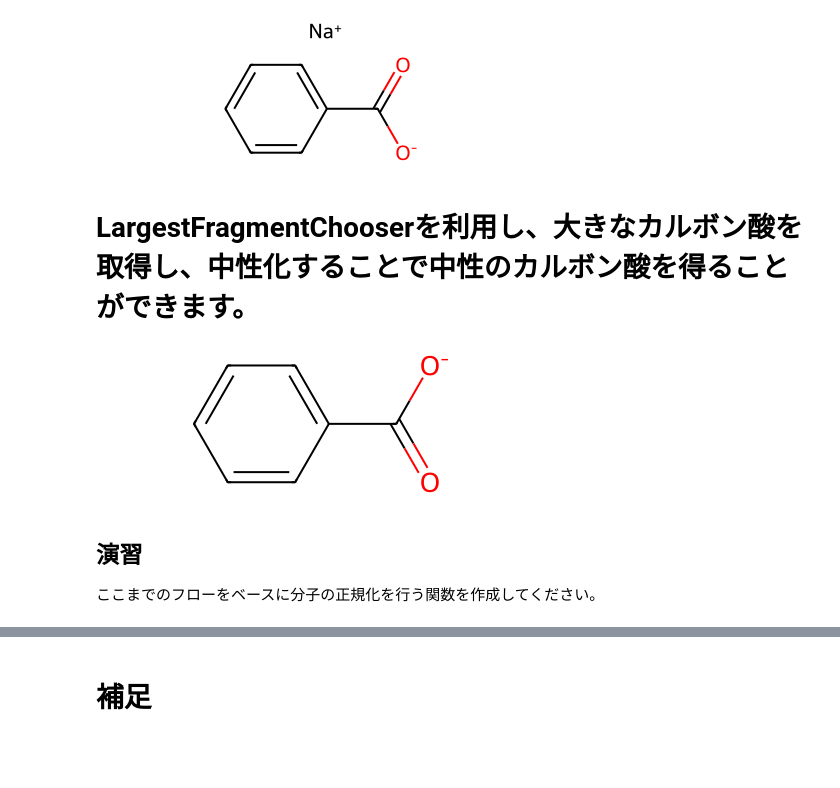
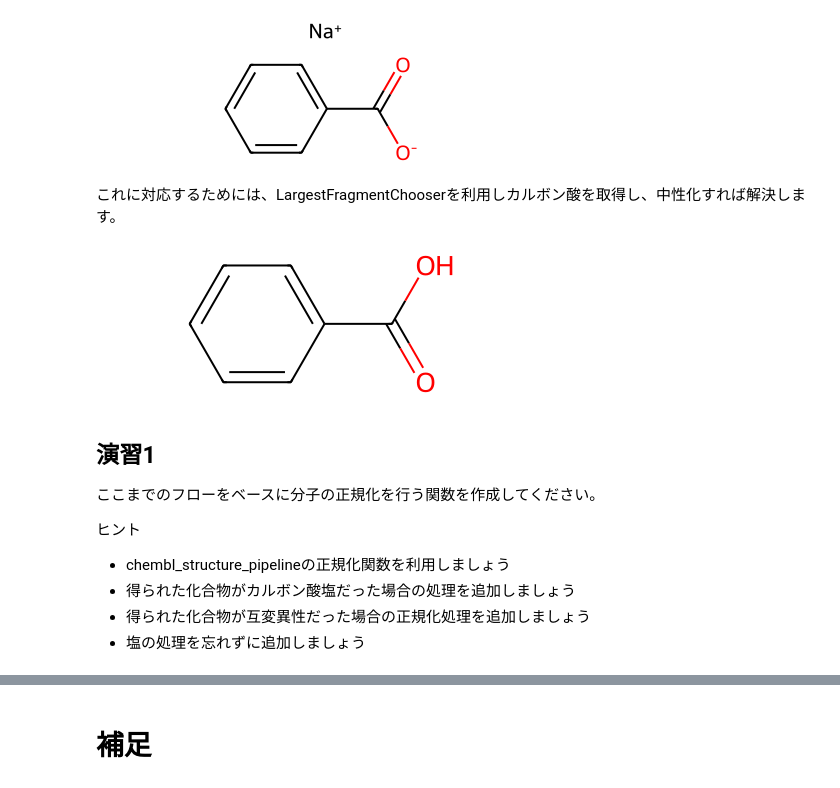
Before and after one commit to cbi-society/cheminfotutorial1023, a Jupyter notebook: 01_dataprep/1-1_mol_standardization.ipynb, the cells around one changed output, grey strips where cells are left out. Saved outputs shown, nothing was run; the diff lists cells and outputs as text; code cells hidden in the pictures; blank space fills up the shorter version.

```diff
--- a/01_dataprep/1-1_mol_standardization.ipynb
+++ b/01_dataprep/1-1_mol_standardization.ipynb
@@ -316,17 +275,24 @@ uc.uncharge(mol1)
 # %% [output]
 [figure]
 # %% [markdown]
-# LargestFragmentChooserを利用し、大きなカルボン酸を取得し、中性化することで中性のカルボン酸を得ることができます。
+これに対応するためには、LargestFragmentChooserを利用しカルボン酸を取得し、中性化すれば解決します。
 # %%
 lfc = rdMolStandardize.LargestFragmentChooser()
 mol = lfc.choose(mol1)
-mol
+nmol = uc.uncharge(mol)
+nmol
 # %% [output]
-[figure, old version]
+[figure, new version]
 # %% [markdown]
-## 演習
+## 演習1
 
 ここまでのフローをベースに分子の正規化を行う関数を作成してください。
+
+ヒント
+- chembl_structure_pipelineの正規化関数を利用しましょう
+- 得られた化合物がカルボン酸塩だった場合の処理を追加しましょう
+- 得られた化合物が互変異性だった場合の正規化処理を追加しましょう
+- 塩の処理を忘れずに追加しましょう
 # %%
 # Taka's example　（当日は空白）
 def standardizemol(mol):
```
Also changed, not shown: parts of 33 cells of this notebook.
